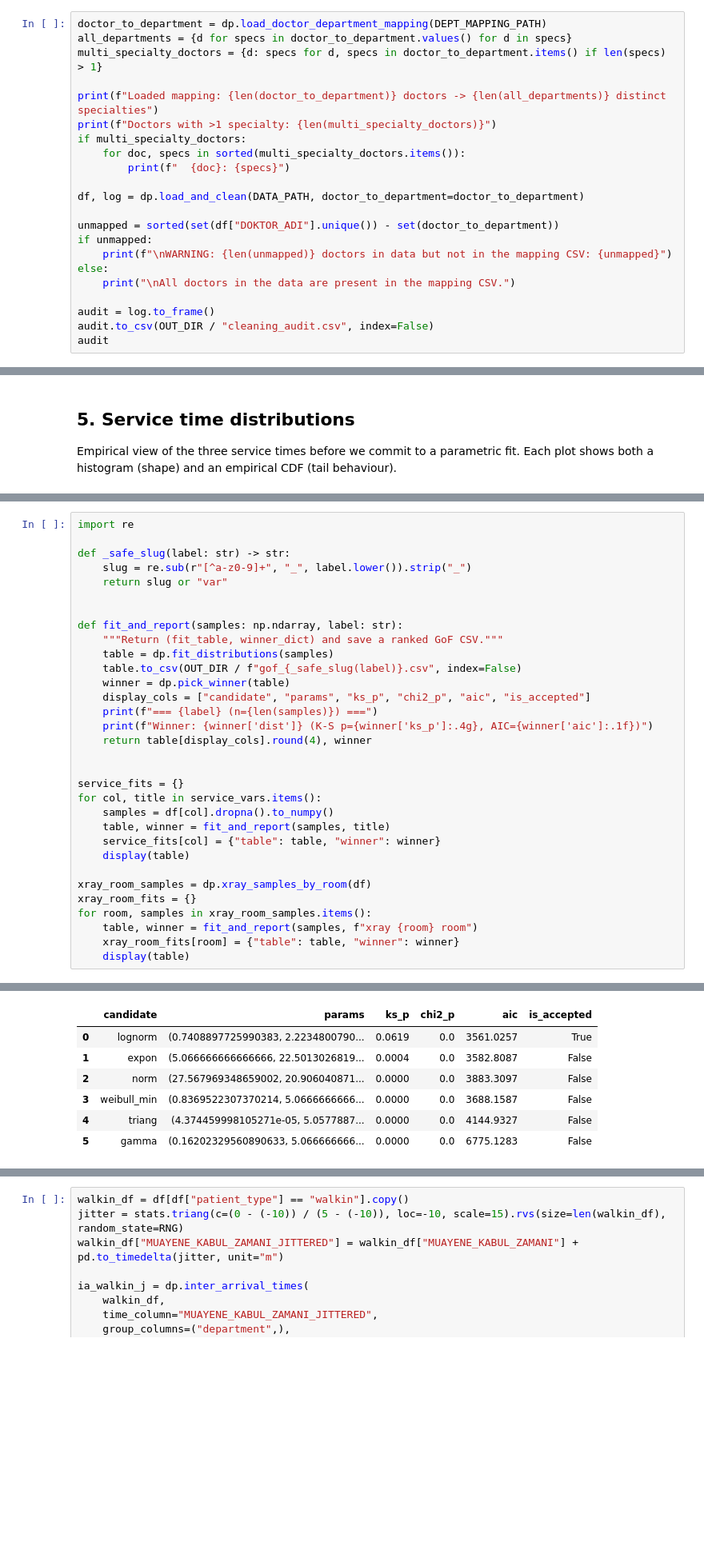
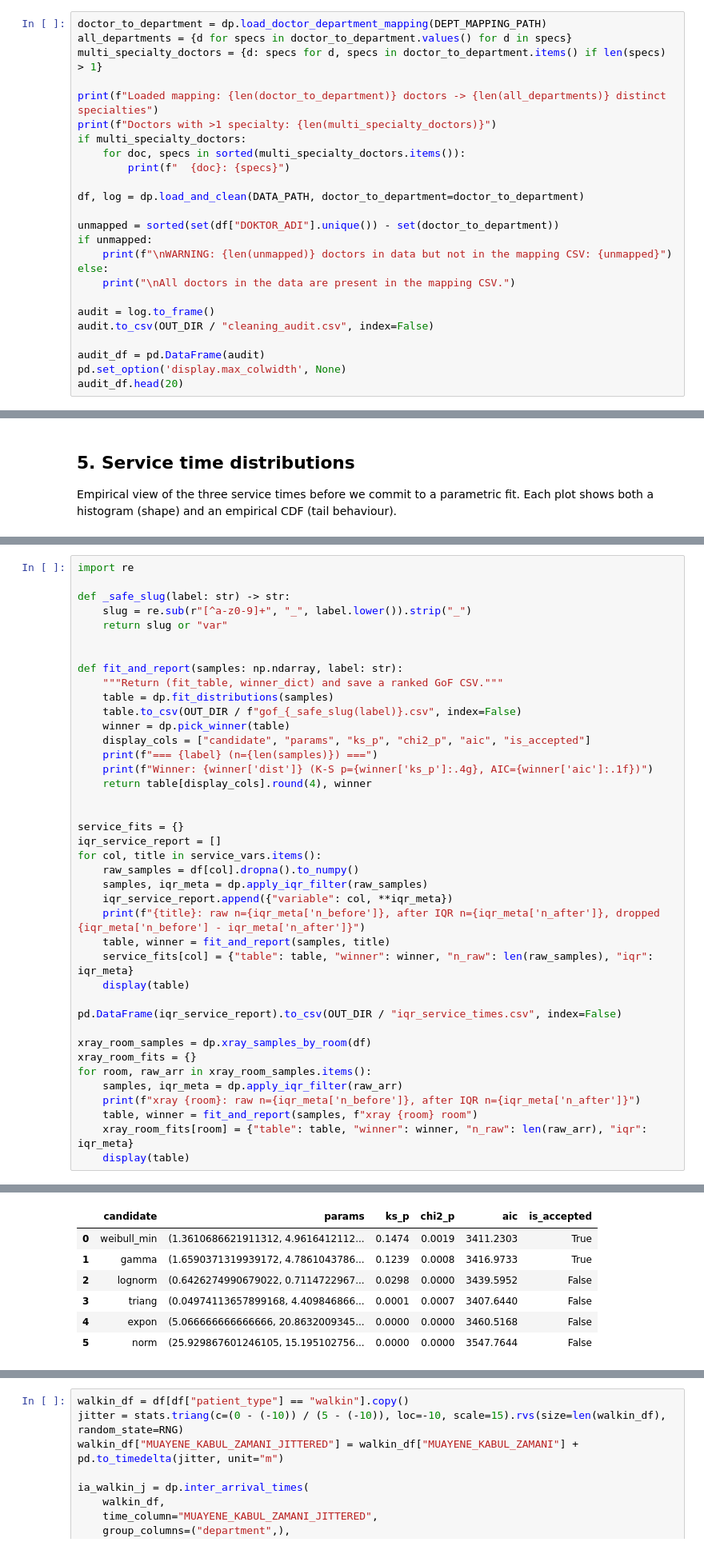
Before and after one commit to yilmazta/Simulation, a Jupyter notebook: analysis.ipynb, the cells around one changed output, grey strips where cells are left out. Shown at 80% size. Cells and saved outputs as stored; diff of their text form; blank space fills up the shorter version.

```diff
--- a/analysis.ipynb
+++ b/analysis.ipynb
@@ -119,7 +145,10 @@ else:
 
 audit = log.to_frame()
 audit.to_csv(OUT_DIR / "cleaning_audit.csv", index=False)
-audit
+
+audit_df = pd.DataFrame(audit)
+pd.set_option('display.max_colwidth', None)
+audit_df.head(20)
 # %% [output]
 Loaded mapping: 32 doctors -> 9 distinct specialties
 Doctors with >1 specialty: 12
@@ -356,16 +387,24 @@ def fit_and_report(samples: np.ndarray, label: str):
 
 
 service_fits = {}
+iqr_service_report = []
 for col, title in service_vars.items():
-    samples = df[col].dropna().to_numpy()
+    raw_samples = df[col].dropna().to_numpy()
+    samples, iqr_meta = dp.apply_iqr_filter(raw_samples)
+    iqr_service_report.append({"variable": col, **iqr_meta})
+    print(f"{title}: raw n={iqr_meta['n_before']}, after IQR n={iqr_meta['n_after']}, dropped {iqr_meta['n_before'] - iqr_meta['n_after']}")
     table, winner = fit_and_report(samples, title)
-    service_fits[col] = {"table": table, "winner": winner}
+    service_fits[col] = {"table": table, "winner": winner, "n_raw": len(raw_samples), "iqr": iqr_meta}
     display(table)
+
+pd.DataFrame(iqr_service_report).to_csv(OUT_DIR / "iqr_service_times.csv", index=False)
 
 xray_room_samples = dp.xray_samples_by_room(df)
 xray_room_fits = {}
-for room, samples in xray_room_samples.items():
+for room, raw_arr in xray_room_samples.items():
+    samples, iqr_meta = dp.apply_iqr_filter(raw_arr)
+    print(f"xray {room}: raw n={iqr_meta['n_before']}, after IQR n={iqr_meta['n_after']}")
     table, winner = fit_and_report(samples, f"xray {room} room")
-    xray_room_fits[room] = {"table": table, "winner": winner}
+    xray_room_fits[room] = {"table": table, "winner": winner, "n_raw": len(raw_arr), "iqr": iqr_meta}
     display(table)
 # %% [output]
@@ -410,10 +454,10 @@ Winner: lognorm (K-S p=0.06187, AIC=3561.0)
 |  | candidate | params | ks_p | chi2_p | aic | is_accepted |
-| 0 | lognorm | (0.7408897725990383, 2.2234800790... | 0.0619 | 0.0 | 3561.0257 | True |
-| 1 | expon | (5.066666666666666, 22.5013026819... | 0.0004 | 0.0 | 3582.8087 | False |
-| 2 | norm | (27.567969348659002, 20.906040871... | 0.0000 | 0.0 | 3883.3097 | False |
-| 3 | weibull_min | (0.8369522307370214, 5.0666666666... | 0.0000 | 0.0 | 3688.1587 | False |
-| 4 | triang | (4.374459998105271e-05, 5.0577887... | 0.0000 | 0.0 | 4144.9327 | False |
-| 5 | gamma | (0.16202329560890633, 5.066666666... | 0.0000 | 0.0 | 6775.1283 | False |
+| 0 | weibull_min | (1.3610686621911312, 4.9616412112... | 0.1474 | 0.0019 | 3411.2303 | True |
+| 1 | gamma | (1.6590371319939172, 4.7861043786... | 0.1239 | 0.0008 | 3416.9733 | True |
+| 2 | lognorm | (0.6426274990679022, 0.7114722967... | 0.0298 | 0.0000 | 3439.5952 | False |
+| 3 | triang | (0.04974113657899168, 4.409846866... | 0.0001 | 0.0007 | 3407.6440 | False |
+| 4 | expon | (5.066666666666666, 20.8632009345... | 0.0000 | 0.0000 | 3460.5168 | False |
+| 5 | norm | (25.929867601246105, 15.195102756... | 0.0000 | 0.0000 | 3547.7644 | False |
 # %%
 qq_panels: list[tuple[np.ndarray, dict, str]] = []
 for col, title in service_vars.items():
```
Also changed, not shown: parts of 8 cells of this notebook, 11 other files.
